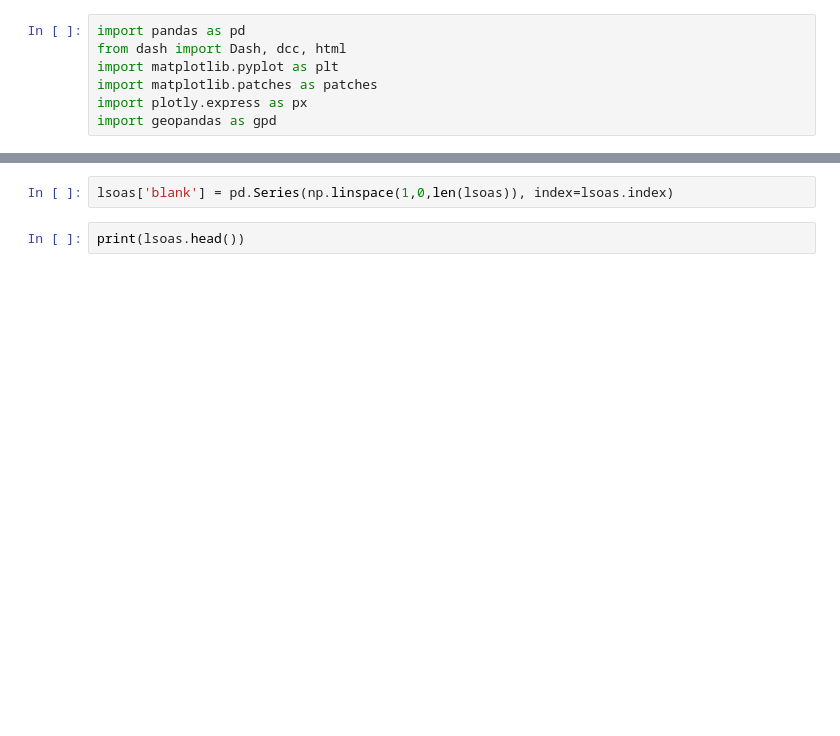
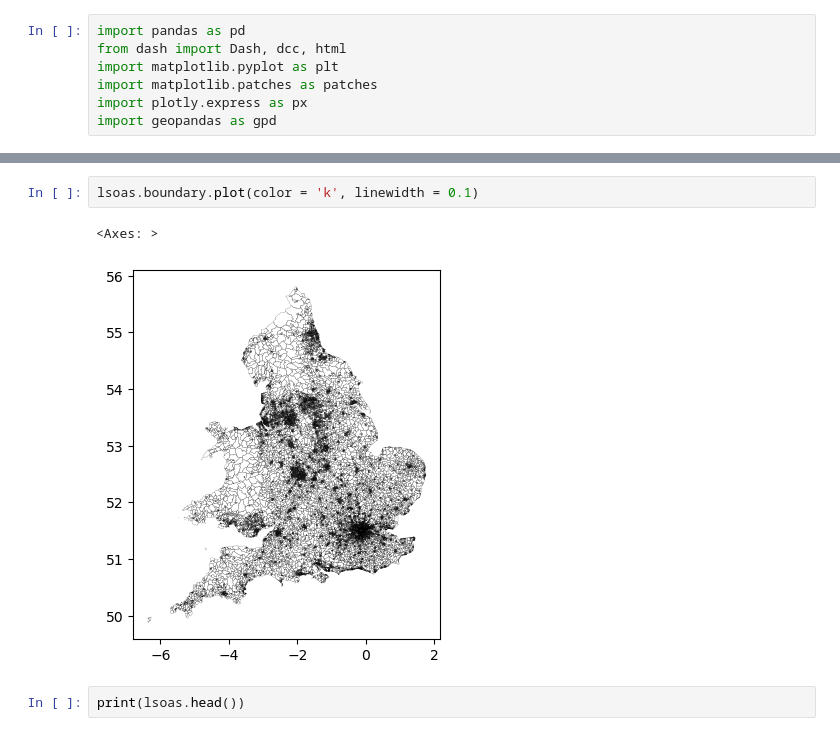
Before and after one commit to ZainKhanUKHSA/Energy_hackathon, a Jupyter notebook: dashboard_app.ipynb, the cells around one changed output, grey strips where cells are left out. Cells and saved outputs as stored; diff of their text form; blank space fills up the shorter version.

```diff
--- a/dashboard_app.ipynb
+++ b/dashboard_app.ipynb
@@ -10,5 +13,8 @@ lsoas = gpd.read_file("/Users/sarahcliff/Downloads/Lower_layer_Super_Output_Area
-# %%
-lsoas['blank'] = pd.Series(np.linspace(1,0,len(lsoas)), index=lsoas.index)
+# %%
+lsoas.boundary.plot(color = 'k', linewidth = 0.1)
+# %% [output]
+<Axes: >
+[figure, added]
 # %%
 print(lsoas.head())
 # %% [output]
```
Also changed, not shown: parts of 6 cells of this notebook.
